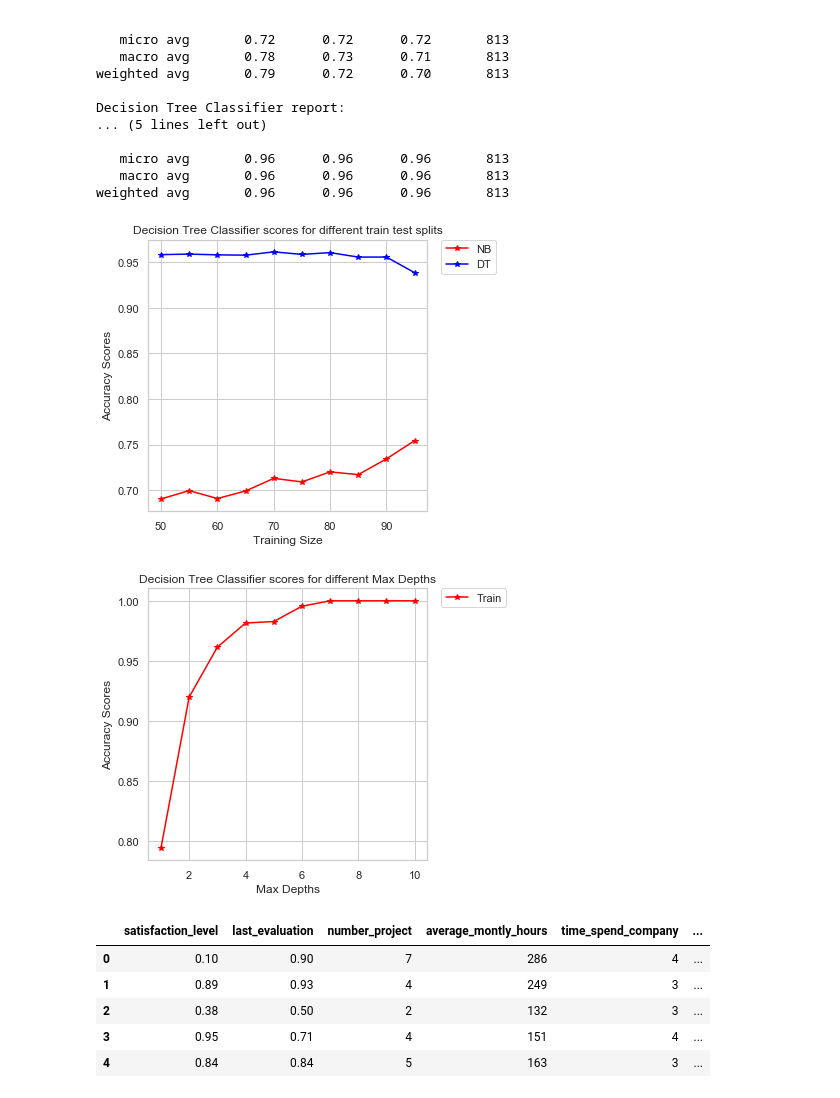
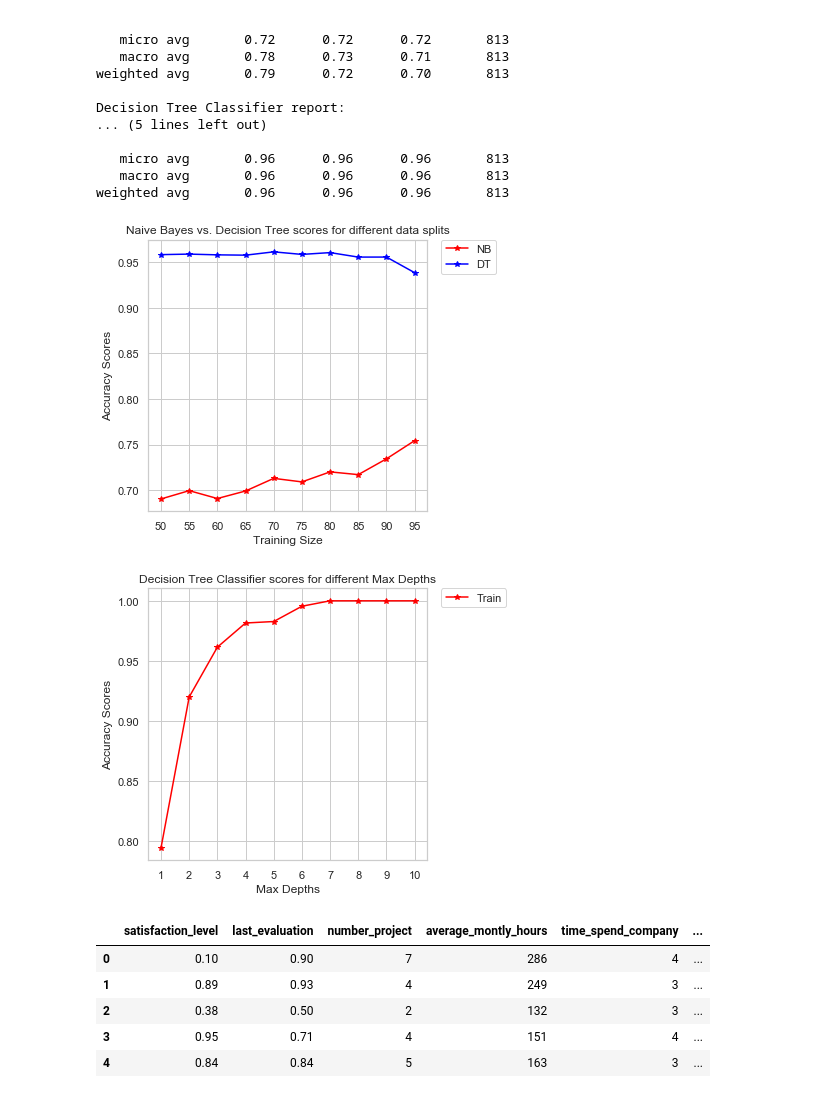
Before and after one commit to skaraoglu/Decision-Tree-and-Naive-Bayes, a Jupyter notebook: Experimental.ipynb, the cells around one changed output. Saved outputs shown, nothing was run; the diff lists cells and outputs as text; code cells hidden in the pictures.

```diff
--- a/Experimental.ipynb
+++ b/Experimental.ipynb
@@ -325,27 +327,29 @@ weighted avg       0.96      0.96      0.96       813
 # %%
 nb_scores, dt_scores = [], []
 nb_scores, dt_scores = splitaccuracies(50, 100, 5, X, y)
 plt.figure(figsize =(5, 5))
 plt.plot([i for i in range(50, 100,5)], nb_scores, marker='*', color = 'red', label='NB')
 plt.plot([i for i in range(50, 100,5)], dt_scores, marker='*', color = 'blue', label='DT')
 plt.legend(bbox_to_anchor=(1.05, 1), loc='upper left', borderaxespad=0.)
 plt.xlabel('Training Size')
+plt.xticks(np.arange(50,100,5))
 plt.ylabel('Accuracy Scores')
-plt.title('Decision Tree Classifier scores for different train test splits')
+plt.title('Naive Bayes vs. Decision Tree scores for different data splits')
 plt.show()
 # %% [output]
-[figure, old version]
+[figure, new version]
 # %%
 depth_scores = depthaccuracies(X, y)
 plt.figure(figsize =(5, 5))
 plt.plot([i for i in range(1,11)], depth_scores, marker='*', color = 'red', label='Train')
 plt.legend(bbox_to_anchor=(1.05, 1), loc='upper left', borderaxespad=0.)
 plt.xlabel('Max Depths')
+plt.xticks(np.arange(1,11,1))
 plt.ylabel('Accuracy Scores')
 plt.title('Decision Tree Classifier scores for different Max Depths')
 plt.show()
 # %% [output]
-[figure, old version]
+[figure, new version]
 # %%
 df = pd.read_csv('data/data.csv')
 df.head()
```
Also changed, not shown: parts of 8 cells of this notebook.
